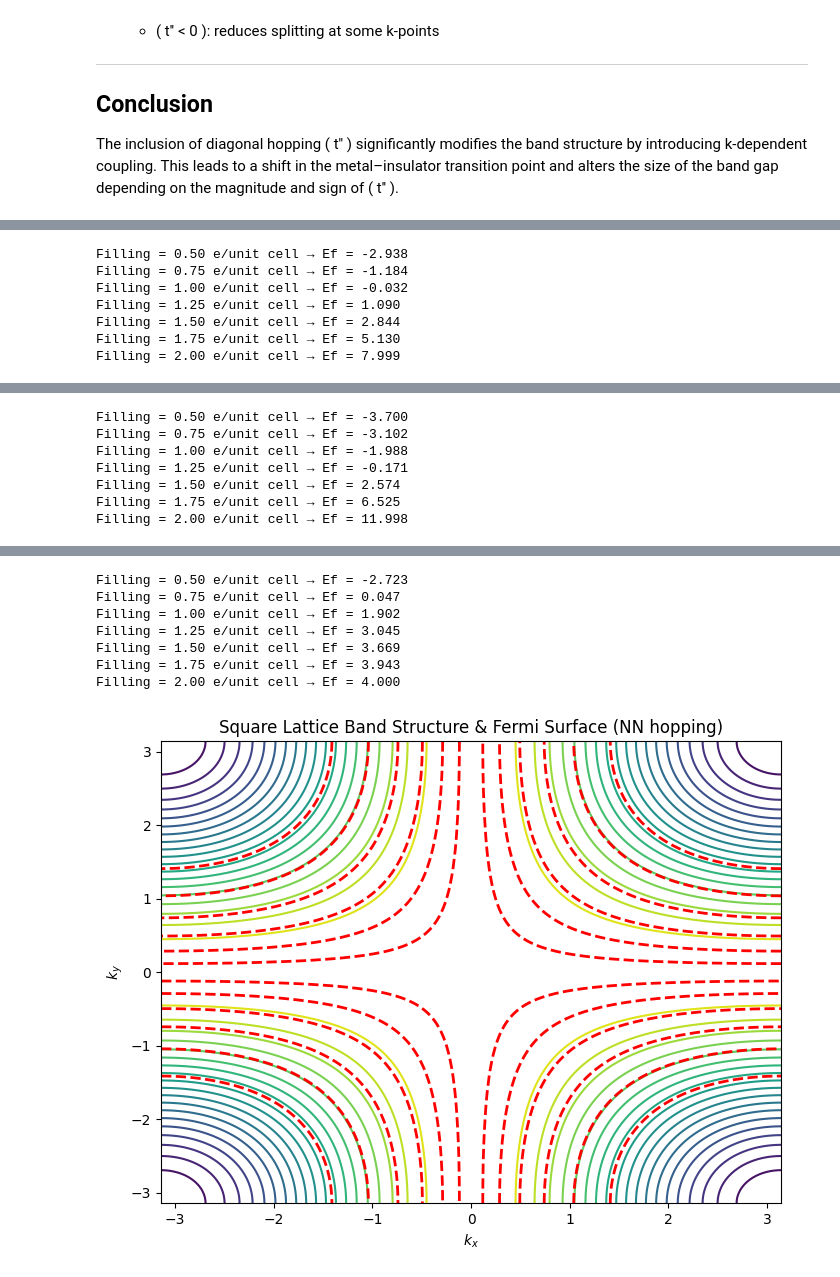
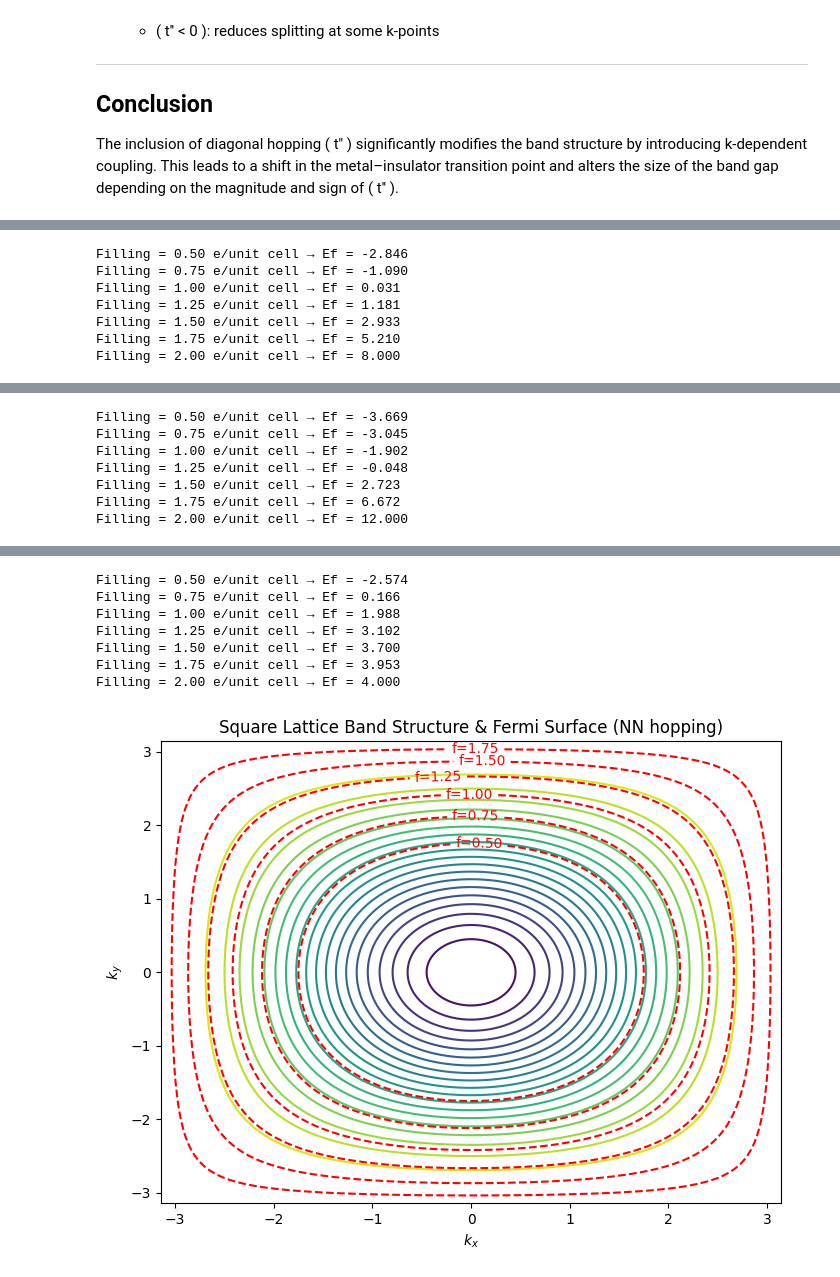
Before and after one commit to Anuj-Arya1/Condensed-Matter-Physics, a Jupyter notebook: Spectrum_density_analysis(1D chain)/tight_binding.ipynb, the cells around one changed output, grey strips where cells are left out. Drawn from its saved outputs; the diff is of its cells as text; code cells hidden in the pictures.

```diff
--- a/Spectrum_density_analysis(1D chain)/tight_binding.ipynb
+++ b/Spectrum_density_analysis(1D chain)/tight_binding.ipynb
@@ -333,7 +331,7 @@ t'' = -0.60 | Gap = 2.200 → Insulator
 # %%
 
 # Question 3
-t = -2.0  # in eV
+t = 2.0  # in eV
 t_prime_ = [-1.0, 1.0]
 
 def Contour_plot(t,t_p,part):
@@ -364,7 +362,8 @@ def Contour_plot(t,t_p,part):
     for f in fillings:
         index = int(f/2 * (len(E_flat)-1))   # 2 states per unit cell
         Ef = E_flat[index]
-        plt.contour(KX, KY, E, levels=[Ef], linestyles='--', linewidths=2,colors='r')
+        cs = plt.contour(KX, KY, E, levels=[Ef],linestyles='--', colors='r')
+        plt.clabel(cs, fmt={Ef: f"f={f:.2f}"})
         print(f"Filling = {f:.2f} e/unit cell → Ef = {Ef:.3f}")
 
     plt.xlabel("$k_x$")
@@ -380,10 +379,10 @@ Contour_plot(t,None,'a')
 for tp in t_prime_:
     Contour_plot(t,tp,'b')
 # %% [output]
-Filling = 0.50 e/unit cell → Ef = -2.938
-Filling = 0.75 e/unit cell → Ef = -1.184
-Filling = 1.00 e/unit cell → Ef = -0.032
-Filling = 1.25 e/unit cell → Ef = 1.090
-Filling = 1.50 e/unit cell → Ef = 2.844
-Filling = 1.75 e/unit cell → Ef = 5.130
-Filling = 2.00 e/unit cell → Ef = 7.999
+Filling = 0.50 e/unit cell → Ef = -2.846
+Filling = 0.75 e/unit cell → Ef = -1.090
+Filling = 1.00 e/unit cell → Ef = 0.031
+Filling = 1.25 e/unit cell → Ef = 1.181
+Filling = 1.50 e/unit cell → Ef = 2.933
+Filling = 1.75 e/unit cell → Ef = 5.210
+Filling = 2.00 e/unit cell → Ef = 8.000
@@ -391,7 +390,7 @@ Filling = 2.00 e/unit cell → Ef = 7.999
-Filling = 0.50 e/unit cell → Ef = -3.700
-Filling = 0.75 e/unit cell → Ef = -3.102
-Filling = 1.00 e/unit cell → Ef = -1.988
-Filling = 1.25 e/unit cell → Ef = -0.171
-Filling = 1.50 e/unit cell → Ef = 2.574
-Filling = 1.75 e/unit cell → Ef = 6.525
-Filling = 2.00 e/unit cell → Ef = 11.998
+Filling = 0.50 e/unit cell → Ef = -3.669
+Filling = 0.75 e/unit cell → Ef = -3.045
+Filling = 1.00 e/unit cell → Ef = -1.902
+Filling = 1.25 e/unit cell → Ef = -0.048
+Filling = 1.50 e/unit cell → Ef = 2.723
+Filling = 1.75 e/unit cell → Ef = 6.672
+Filling = 2.00 e/unit cell → Ef = 12.000
@@ -399,8 +398,8 @@ Filling = 2.00 e/unit cell → Ef = 11.998
-Filling = 0.50 e/unit cell → Ef = -2.723
-Filling = 0.75 e/unit cell → Ef = 0.047
-Filling = 1.00 e/unit cell → Ef = 1.902
-Filling = 1.25 e/unit cell → Ef = 3.045
-Filling = 1.50 e/unit cell → Ef = 3.669
-Filling = 1.75 e/unit cell → Ef = 3.943
+Filling = 0.50 e/unit cell → Ef = -2.574
+Filling = 0.75 e/unit cell → Ef = 0.166
+Filling = 1.00 e/unit cell → Ef = 1.988
+Filling = 1.25 e/unit cell → Ef = 3.102
+Filling = 1.50 e/unit cell → Ef = 3.700
+Filling = 1.75 e/unit cell → Ef = 3.953
 Filling = 2.00 e/unit cell → Ef = 4.000
-[figure, old version]
+[figure, new version]
```
Also changed, not shown: parts of 2 cells of this notebook, 1 other file.
